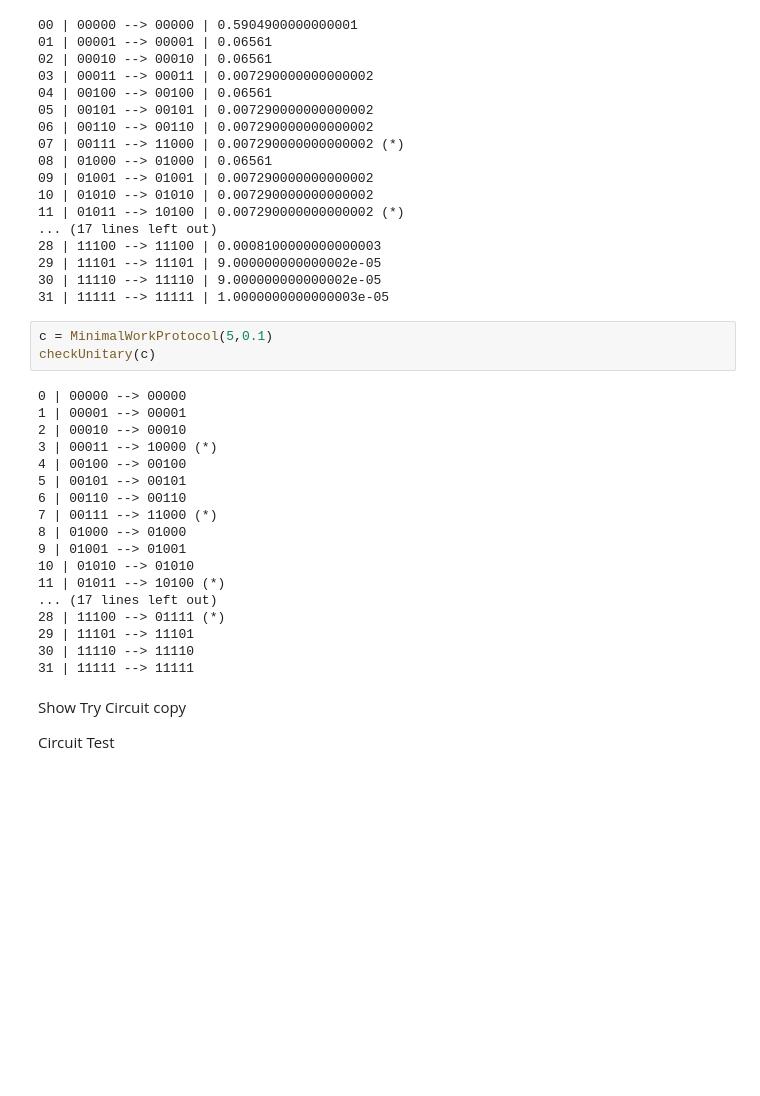
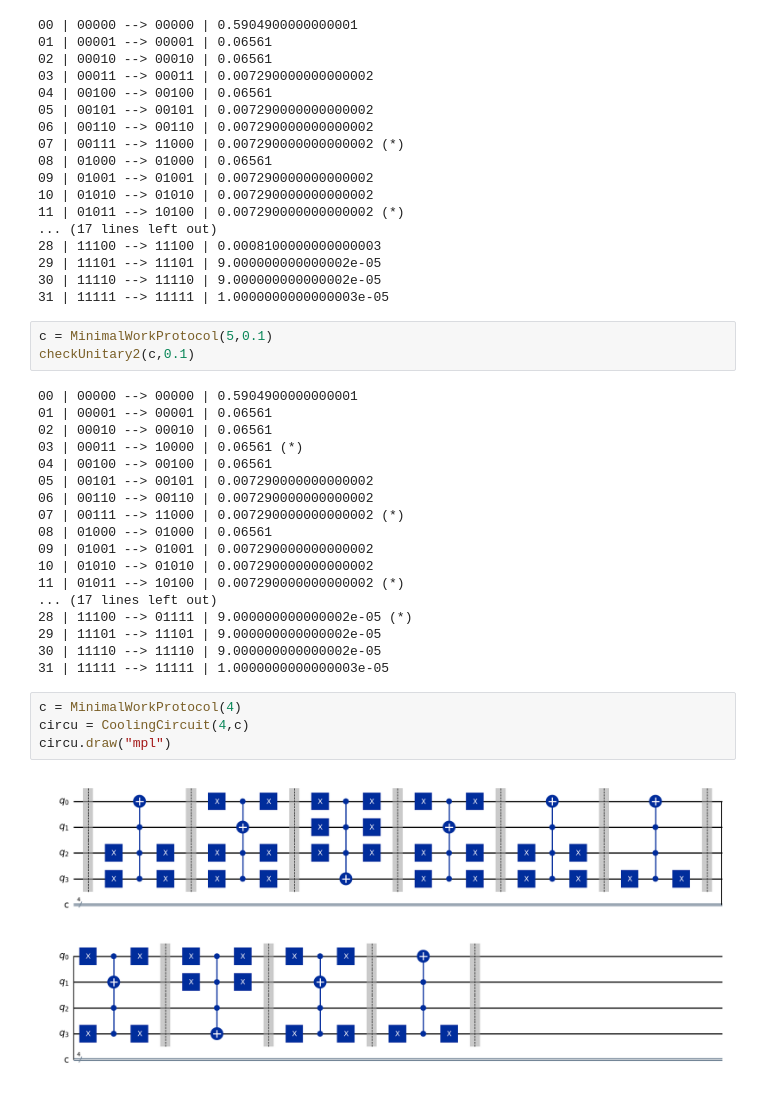
Before and after one commit to GiulianoWasHere/QuL, a Jupyter notebook: WorkSoFar.ipynb, the cells around one changed output. Drawn from its saved outputs; the diff is of its cells as text; blank space fills up the shorter version.

```diff
--- a/WorkSoFar.ipynb
+++ b/WorkSoFar.ipynb
@@ -52,27 +56,28 @@ checkUnitary2(b,0.1)
 31 | 11111 --> 11111 | 1.0000000000000003e-05
 # %%
 c = MinimalWorkProtocol(5,0.1)
-checkUnitary(c)
+checkUnitary2(c,0.1)
 # %% [output]
-0 | 00000 --> 00000
-1 | 00001 --> 00001
-2 | 00010 --> 00010
-3 | 00011 --> 10000 (*)
-4 | 00100 --> 00100
-5 | 00101 --> 00101
-6 | 00110 --> 00110
-7 | 00111 --> 11000 (*)
-8 | 01000 --> 01000
-9 | 01001 --> 01001
-10 | 01010 --> 01010
-11 | 01011 --> 10100 (*)
+00 | 00000 --> 00000 | 0.5904900000000001
+01 | 00001 --> 00001 | 0.06561
+02 | 00010 --> 00010 | 0.06561
+03 | 00011 --> 10000 | 0.06561 (*)
+04 | 00100 --> 00100 | 0.06561
+05 | 00101 --> 00101 | 0.007290000000000002
+06 | 00110 --> 00110 | 0.007290000000000002
+07 | 00111 --> 11000 | 0.007290000000000002 (*)
+08 | 01000 --> 01000 | 0.06561
+09 | 01001 --> 01001 | 0.007290000000000002
+10 | 01010 --> 01010 | 0.007290000000000002
+11 | 01011 --> 10100 | 0.007290000000000002 (*)
 ... (17 lines left out)
-28 | 11100 --> 01111 (*)
-29 | 11101 --> 11101
-30 | 11110 --> 11110
-31 | 11111 --> 11111
+28 | 11100 --> 01111 | 9.000000000000002e-05 (*)
+29 | 11101 --> 11101 | 9.000000000000002e-05
+30 | 11110 --> 11110 | 9.000000000000002e-05
+31 | 11111 --> 11111 | 1.0000000000000003e-05
-# %% [markdown]
-Show Try Circuit copy
-
-
-Circuit Test
+# %%
+c = MinimalWorkProtocol(4)
+circu = CoolingCircuit(4,c)
+circu.draw("mpl")
+# %% [output]
+[figure, added]
```
Also changed, not shown: parts of 4 cells of this notebook, 2 other files.
